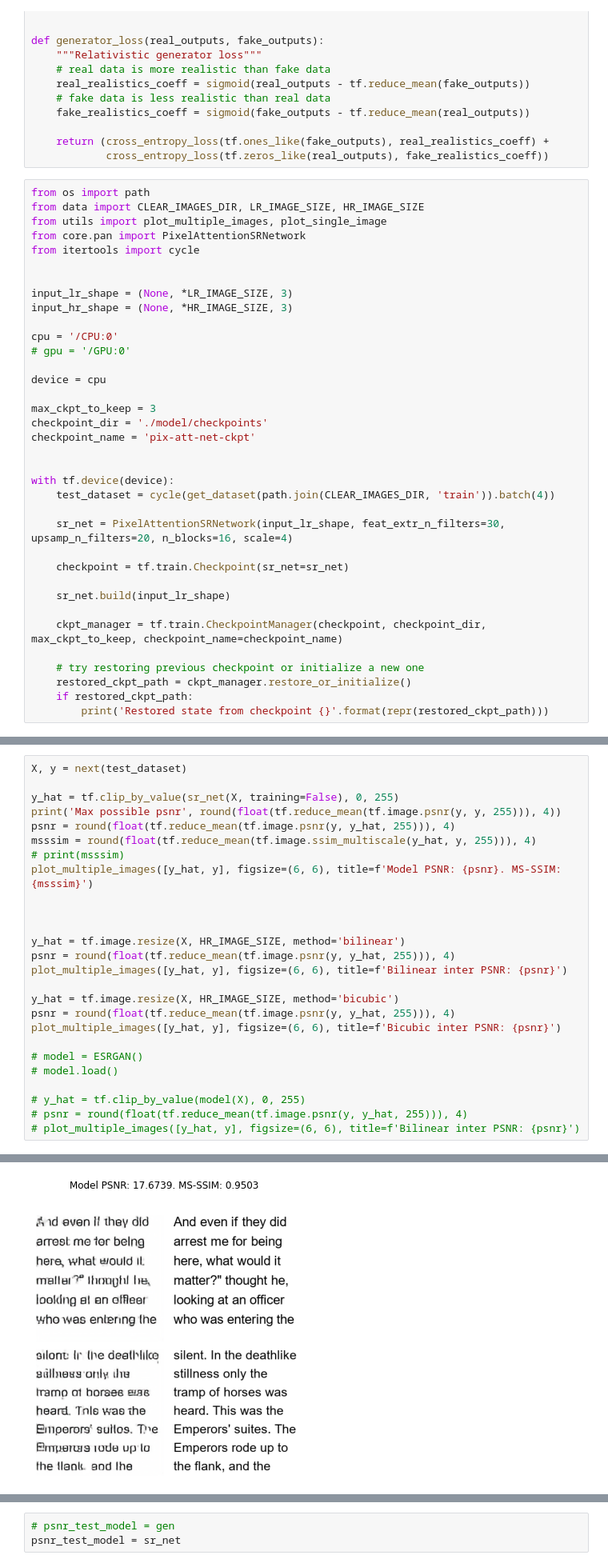
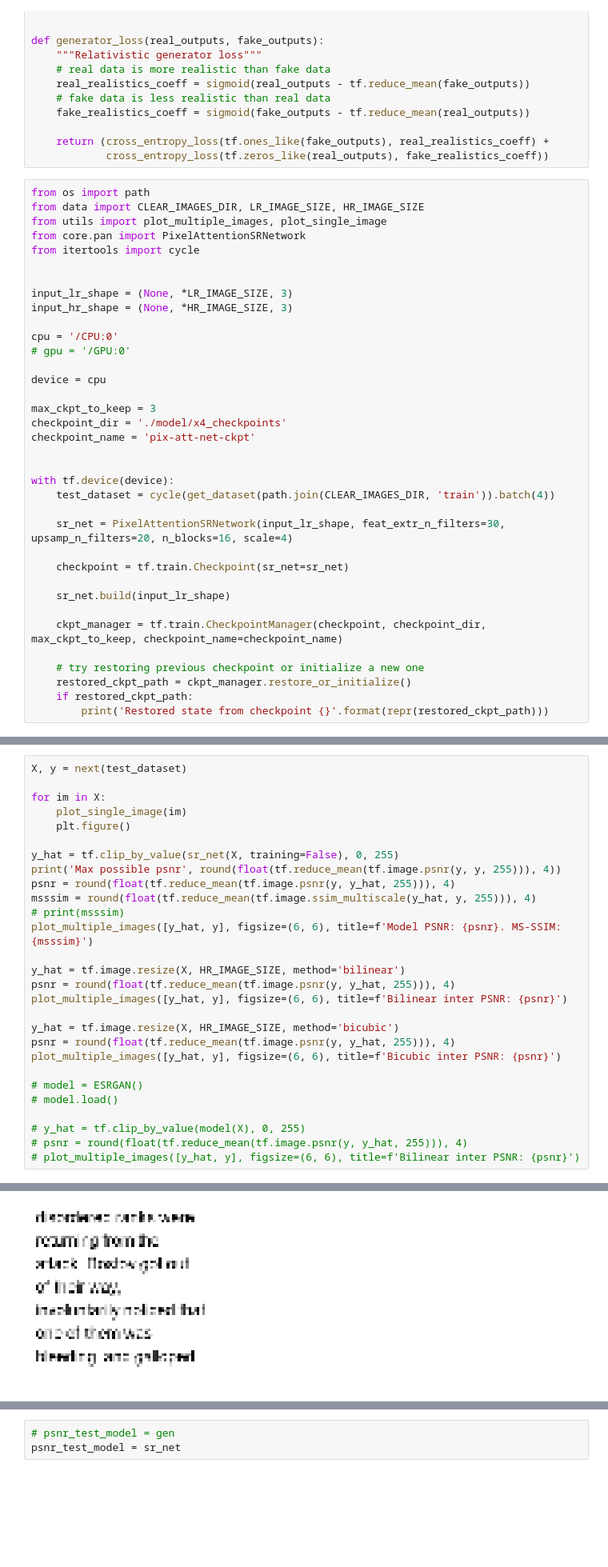
Before and after one commit to Abto-Coursework-Mentoring-2020/super-resolution-engine, a Jupyter notebook: src/main.ipynb, the cells around one changed output, grey strips where cells are left out. Shown at 80% size. Cells and saved outputs as stored; diff of their text form; blank space fills up the shorter version.

```diff
--- a/src/main.ipynb
+++ b/src/main.ipynb
@@ -220,7 +220,7 @@ cpu = '/CPU:0'
 device = cpu
 
 max_ckpt_to_keep = 3
-checkpoint_dir = './model/checkpoints'
+checkpoint_dir = './model/x4_checkpoints'
 checkpoint_name = 'pix-att-net-ckpt'
 
 
@@ -290,29 +275,31 @@ Max possible psnr inf
 # %%
 X, y = next(test_dataset)
+
+for im in X:
+    plot_single_image(im)
+    plt.figure()
 
 y_hat = tf.clip_by_value(sr_net(X, training=False), 0, 255)
 print('Max possible psnr', round(float(tf.reduce_mean(tf.image.psnr(y, y, 255))), 4))
 psnr = round(float(tf.reduce_mean(tf.image.psnr(y, y_hat, 255))), 4)
 msssim = round(float(tf.reduce_mean(tf.image.ssim_multiscale(y_hat, y, 255))), 4)
 # print(msssim)
 plot_multiple_images([y_hat, y], figsize=(6, 6), title=f'Model PSNR: {psnr}. MS-SSIM: {msssim}')
-
-
 
 y_hat = tf.image.resize(X, HR_IMAGE_SIZE, method='bilinear')
 psnr = round(float(tf.reduce_mean(tf.image.psnr(y, y_hat, 255))), 4)
 plot_multiple_images([y_hat, y], figsize=(6, 6), title=f'Bilinear inter PSNR: {psnr}')
 
 y_hat = tf.image.resize(X, HR_IMAGE_SIZE, method='bicubic')
 psnr = round(float(tf.reduce_mean(tf.image.psnr(y, y_hat, 255))), 4)
 plot_multiple_images([y_hat, y], figsize=(6, 6), title=f'Bicubic inter PSNR: {psnr}')
 
 # model = ESRGAN()
 # model.load()
 
 # y_hat = tf.clip_by_value(model(X), 0, 255)
 # psnr = round(float(tf.reduce_mean(tf.image.psnr(y, y_hat, 255))), 4)
 # plot_multiple_images([y_hat, y], figsize=(6, 6), title=f'Bilinear inter PSNR: {psnr}')
 # %% [output]
 Max possible psnr inf
-[figure, old version]
+[figure, new version]
```
Also changed, not shown: parts of 14 cells of this notebook, 3 other files.
